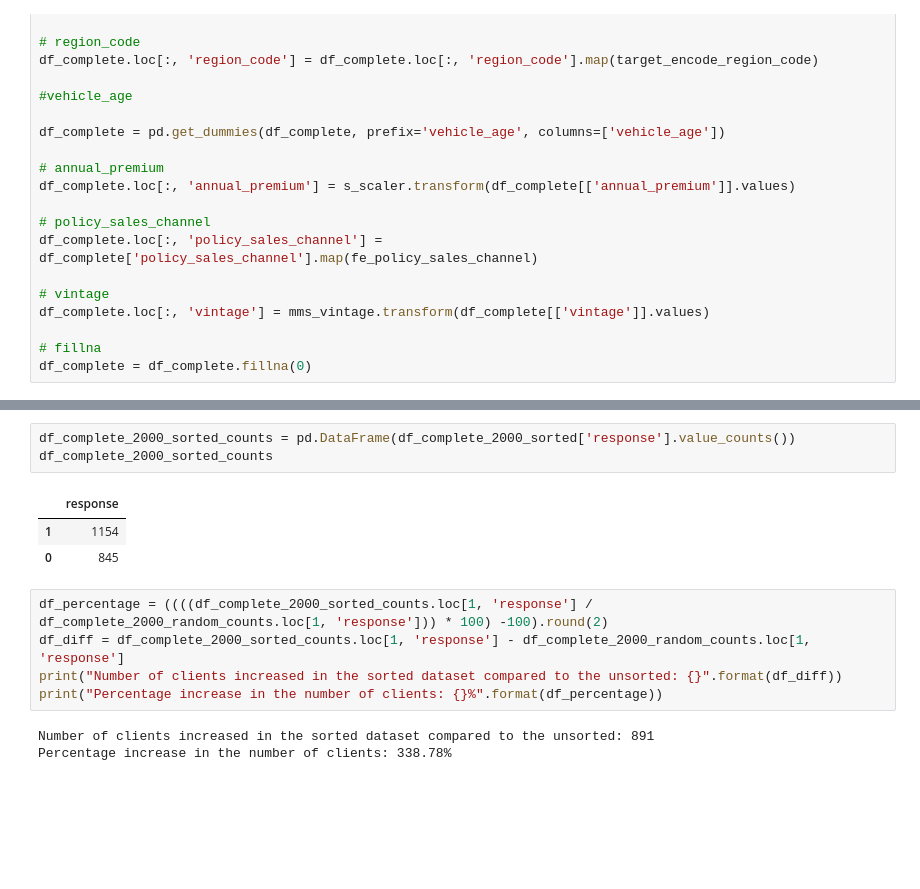
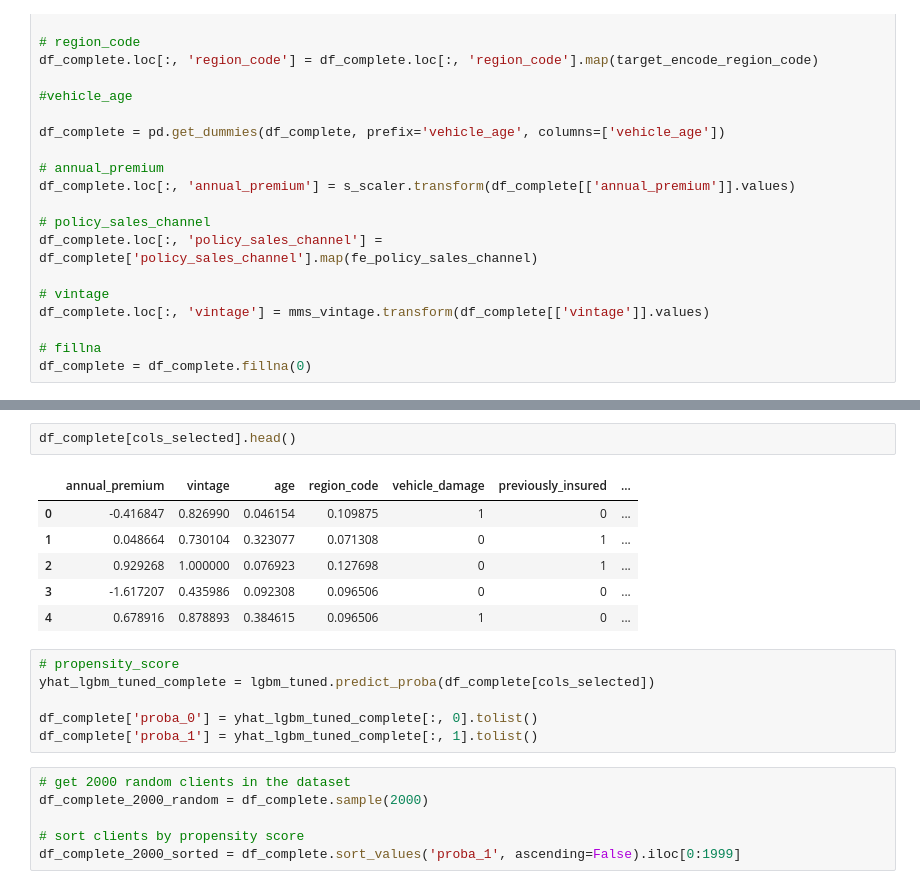
Before and after one commit to lucas-penalva/classifier-health-insurance, a Jupyter notebook: health_insurance_cross_sell.ipynb, the cells around one changed output, grey strips where cells are left out. Cells and saved outputs as stored; diff of their text form; blank space fills up the shorter version.

```diff
--- a/health_insurance_cross_sell.ipynb
+++ b/health_insurance_cross_sell.ipynb
@@ -944,15 +928,21 @@ df_complete_2000_random_counts
-# %%
-df_complete_2000_sorted_counts = pd.DataFrame(df_complete_2000_sorted['response'].value_counts())
-df_complete_2000_sorted_counts
-# %% [output]
-|  | response |
-| 1 | 1154 |
-| 0 | 845 |
-# %%
-df_percentage = ((((df_complete_2000_sorted_counts.loc[1, 'response'] / df_complete_2000_random_counts.loc[1, 'response'])) * 100) -100).round(2)
-df_diff = df_complete_2000_sorted_counts.loc[1, 'response'] - df_complete_2000_random_counts.loc[1, 'response']
-print("Number of clients increased in the sorted dataset compared to the unsorted: {}".format(df_diff))
-print("Percentage increase in the number of clients: {}%".format(df_percentage))
-# %% [output]
-Number of clients increased in the sorted dataset compared to the unsorted: 891
-Percentage increase in the number of clients: 338.78%
+# %%
+df_complete[cols_selected].head()
+# %% [output]
+|  | annual_premium | vintage | age | region_code | vehicle_damage | previously_insured | ... |
+| 0 | -0.416847 | 0.826990 | 0.046154 | 0.109875 | 1 | 0 | ... |
+| 1 | 0.048664 | 0.730104 | 0.323077 | 0.071308 | 0 | 1 | ... |
+| 2 | 0.929268 | 1.000000 | 0.076923 | 0.127698 | 0 | 1 | ... |
+| 3 | -1.617207 | 0.435986 | 0.092308 | 0.096506 | 0 | 0 | ... |
+| 4 | 0.678916 | 0.878893 | 0.384615 | 0.096506 | 1 | 0 | ... |
+# %%
+# propensity_score
+yhat_lgbm_tuned_complete = lgbm_tuned.predict_proba(df_complete[cols_selected])
+
+df_complete['proba_0'] = yhat_lgbm_tuned_complete[:, 0].tolist()
+df_complete['proba_1'] = yhat_lgbm_tuned_complete[:, 1].tolist()
+# %%
+# get 2000 random clients in the dataset
+df_complete_2000_random = df_complete.sample(2000)
+
+# sort clients by propensity score
+df_complete_2000_sorted = df_complete.sort_values('proba_1', ascending=False).iloc[0:1999]
```
Also changed, not shown: parts of 20 cells of this notebook.
